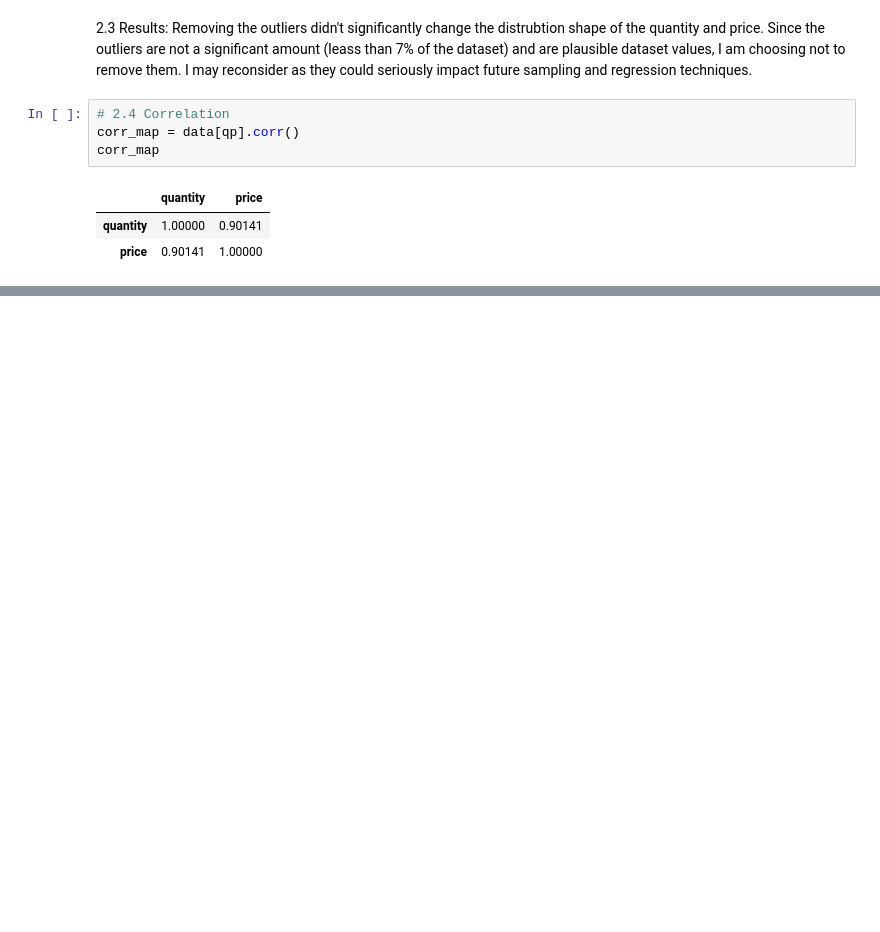
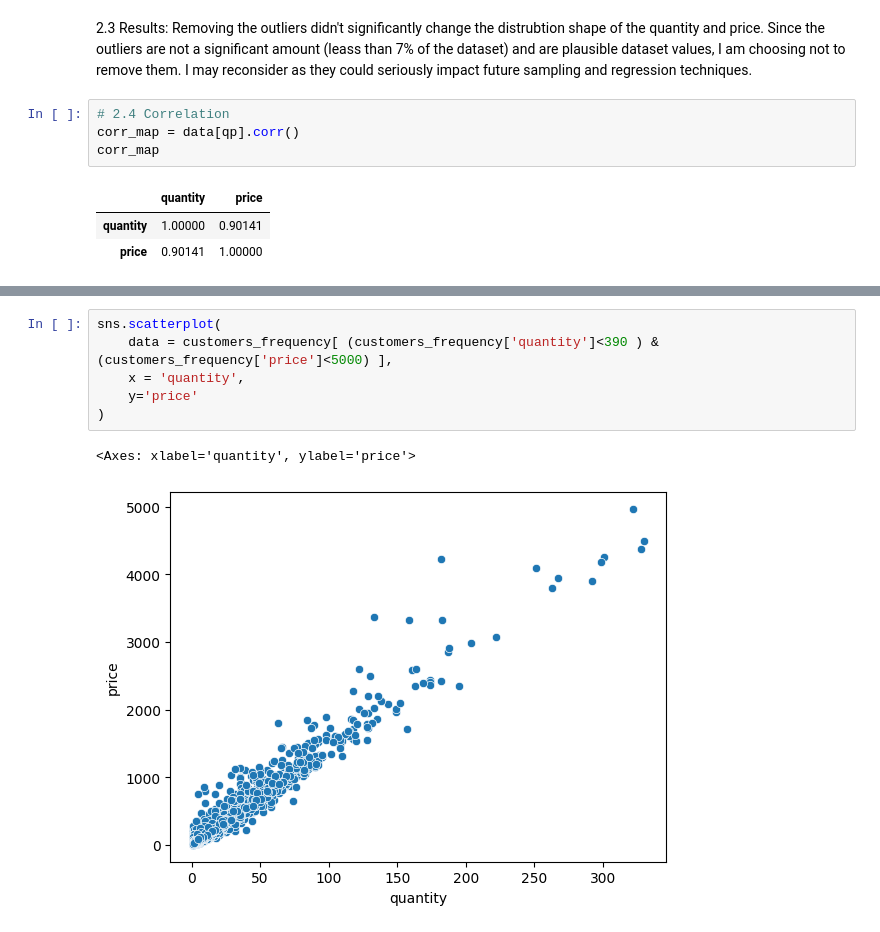
Before and after one commit to kymayodeji/marketing, a Jupyter notebook: eda.ipynb, the cells around one changed output, grey strips where cells are left out. Saved outputs shown, nothing was run; the diff lists cells and outputs as text; blank space fills up the shorter version.

```diff
--- a/eda.ipynb
+++ b/eda.ipynb
@@ -133,0 +168,9 @@ corr_map
+# %%
+sns.scatterplot(
+    data = customers_frequency[ (customers_frequency['quantity']<390 ) & (customers_frequency['price']<5000) ],
+    x = 'quantity',
+    y='price'
+)
+# %% [output]
+<Axes: xlabel='quantity', ylabel='price'>
+[figure, added]
```
Also changed, not shown: parts of 13 cells of this notebook.
